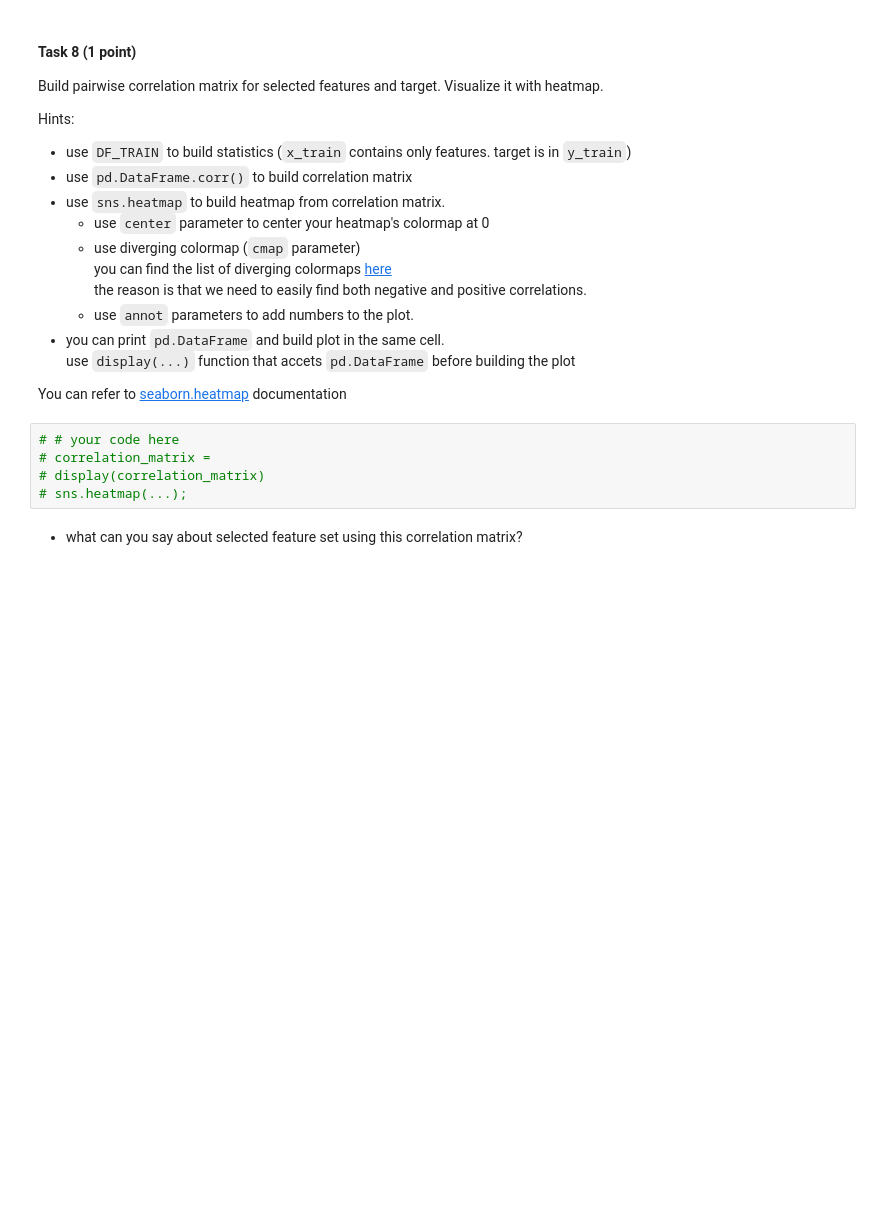
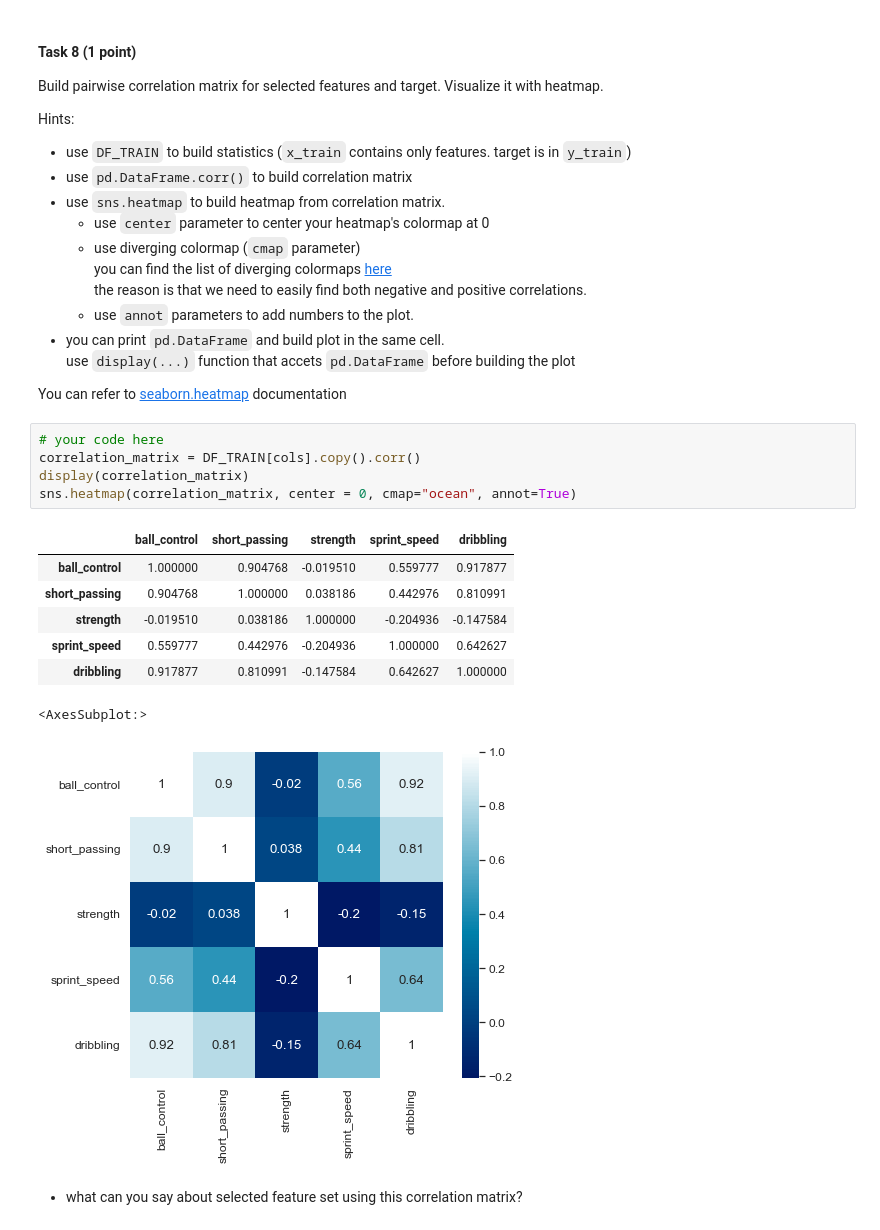
Before and after one commit to munim0/week3hm, a Jupyter notebook: linear_regression.ipynb, the cells around one changed output. Cells and saved outputs as stored; diff of their text form; blank space fills up the shorter version.

```diff
--- a/linear_regression.ipynb
+++ b/linear_regression.ipynb
@@ -770,10 +756,19 @@ Hints:
 
 You can refer to [seaborn.heatmap](https://seaborn.pydata.org/generated/seaborn.heatmap.html) documentation
 # %%
-# # your code here
-# correlation_matrix =
-# display(correlation_matrix)
-# sns.heatmap(...);
+# your code here
+correlation_matrix = DF_TRAIN[cols].copy().corr()
+display(correlation_matrix)
+sns.heatmap(correlation_matrix, center = 0, cmap="ocean", annot=True)
+# %% [output]
+|  | ball_control | short_passing | strength | sprint_speed | dribbling |
+| ball_control | 1.000000 | 0.904768 | -0.019510 | 0.559777 | 0.917877 |
+| short_passing | 0.904768 | 1.000000 | 0.038186 | 0.442976 | 0.810991 |
+| strength | -0.019510 | 0.038186 | 1.000000 | -0.204936 | -0.147584 |
+| sprint_speed | 0.559777 | 0.442976 | -0.204936 | 1.000000 | 0.642627 |
+| dribbling | 0.917877 | 0.810991 | -0.147584 | 0.642627 | 1.000000 |
+<AxesSubplot:>
+[figure, added]
 # %% [markdown]
 * what can you say about selected feature set using this correlation matrix?
 # %% [markdown]
```
Also changed, not shown: parts of 54 cells of this notebook, 4 other files.
